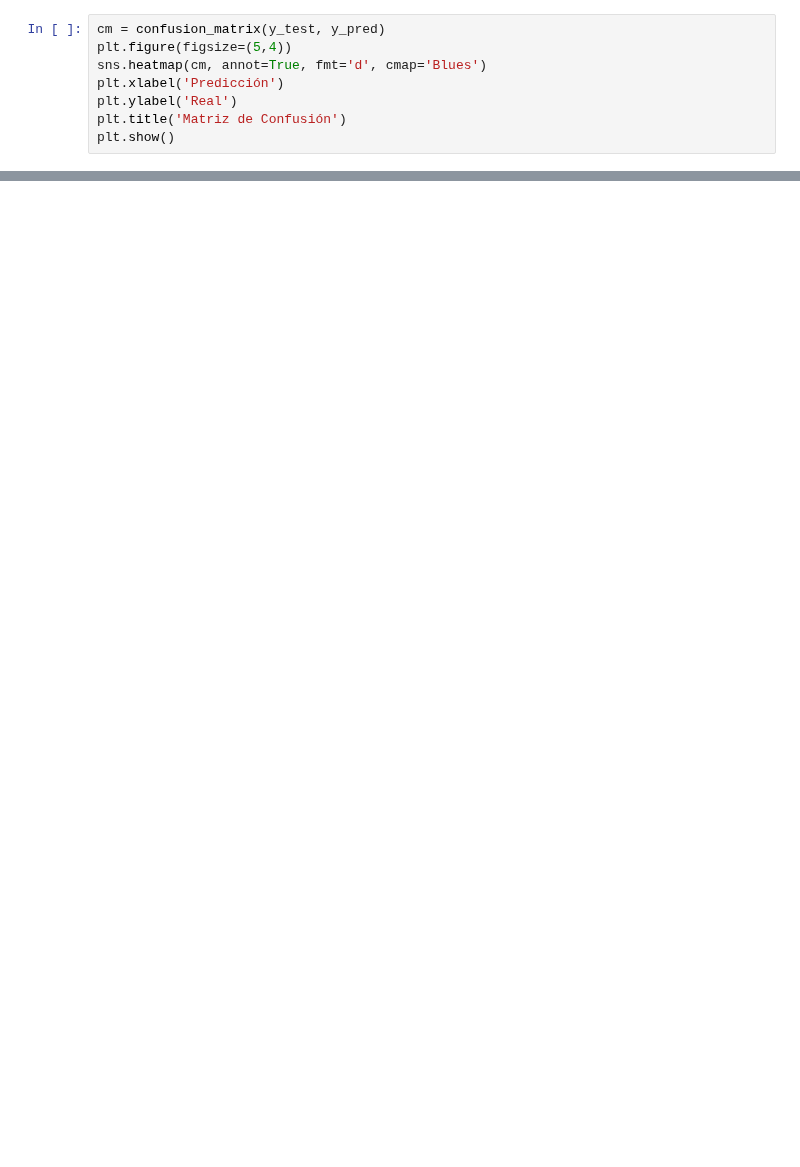
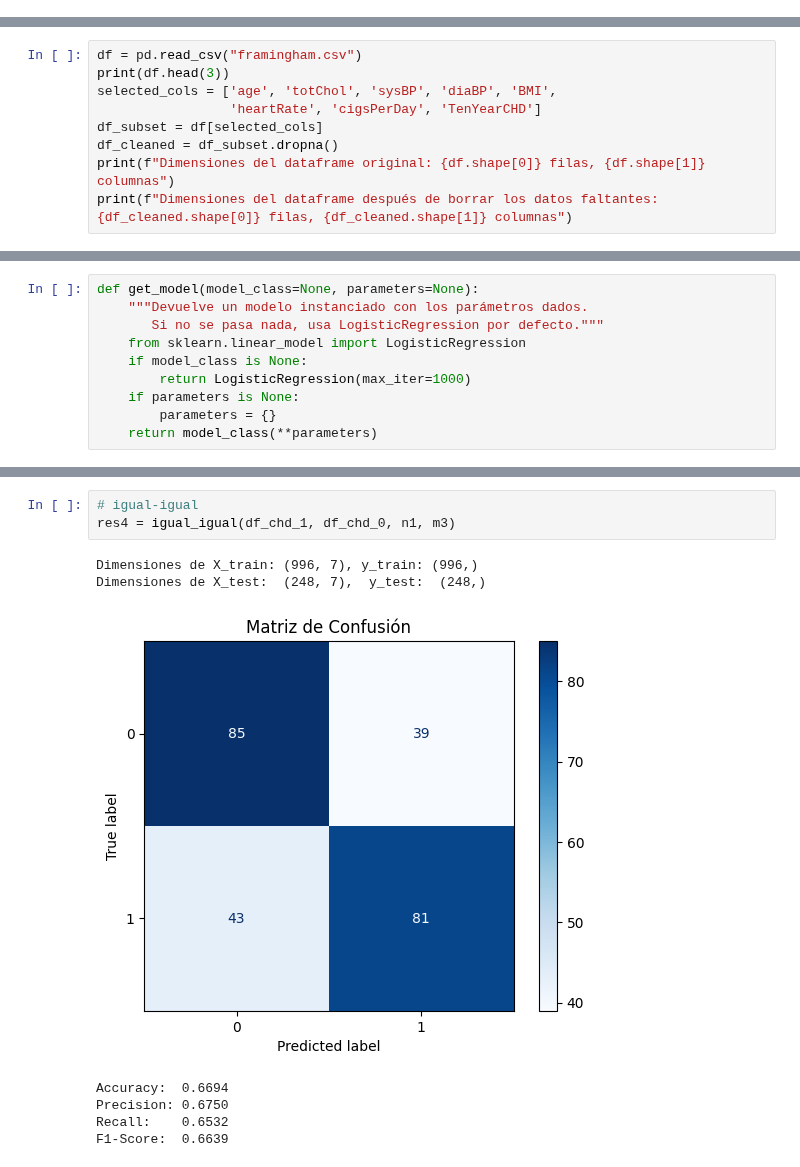
Before and after one commit to 1Enrique9/Ciencia-de-Datos, a Jupyter notebook: 7mo/Mineria_de_datos/Practicas/Practica5/Codigo.ipynb, the cells around one changed output, grey strips where cells are left out. Saved outputs shown, nothing was run; the diff lists cells and outputs as text; blank space fills up the shorter version.

```diff
--- a/7mo/Mineria_de_datos/Practicas/Practica5/Codigo.ipynb
+++ b/7mo/Mineria_de_datos/Practicas/Practica5/Codigo.ipynb
@@ -91,8 +17,0 @@ weighted avg       0.80      0.85      0.78      1243
-# %%
-cm = confusion_matrix(y_test, y_pred)
-plt.figure(figsize=(5,4))
-sns.heatmap(cm, annot=True, fmt='d', cmap='Blues')
-plt.xlabel('Predicción')
-plt.ylabel('Real')
-plt.title('Matriz de Confusión')
-plt.show()
@@ -167,0 +20,9 @@ Igual e igual: 0.6612903225806451
+# %%
+df = pd.read_csv("framingham.csv")
+print(df.head(3))
+selected_cols = ['age', 'totChol', 'sysBP', 'diaBP', 'BMI',
+                 'heartRate', 'cigsPerDay', 'TenYearCHD']
+df_subset = df[selected_cols]
+df_cleaned = df_subset.dropna()
+print(f"Dimensiones del dataframe original: {df.shape[0]} filas, {df.shape[1]} columnas")
+print(f"Dimensiones del dataframe después de borrar los datos faltantes: {df_cleaned.shape[0]} filas, {df_cleaned.shape[1]} columnas")
@@ -167,0 +140,10 @@ Igual e igual: 0.6612903225806451
+# %%
+def get_model(model_class=None, parameters=None):
+    """Devuelve un modelo instanciado con los parámetros dados.
+       Si no se pasa nada, usa LogisticRegression por defecto."""
+    from sklearn.linear_model import LogisticRegression
+    if model_class is None:
+        return LogisticRegression(max_iter=1000)
+    if parameters is None:
+        parameters = {}
+    return model_class(**parameters)
@@ -167,0 +382,11 @@ Igual e igual: 0.6612903225806451
+# %%
+# igual-igual
+res4 = igual_igual(df_chd_1, df_chd_0, n1, m3)
+# %% [output]
+Dimensiones de X_train: (996, 7), y_train: (996,)
+Dimensiones de X_test:  (248, 7),  y_test:  (248,)
+[figure, added]
+Accuracy:  0.6694
+Precision: 0.6750
+Recall:    0.6532
+F1-Score:  0.6639
```
Also changed, not shown: parts of 34 cells of this notebook.
